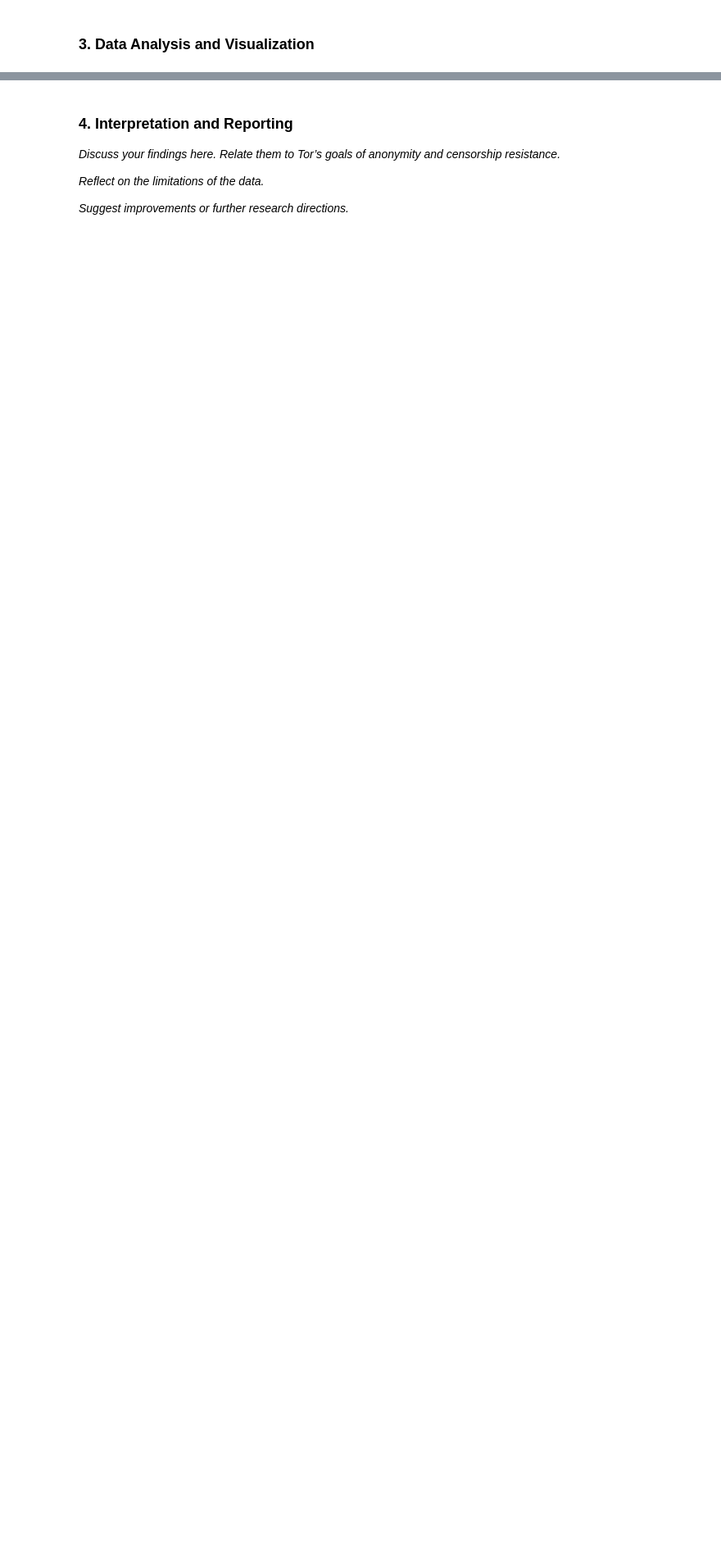
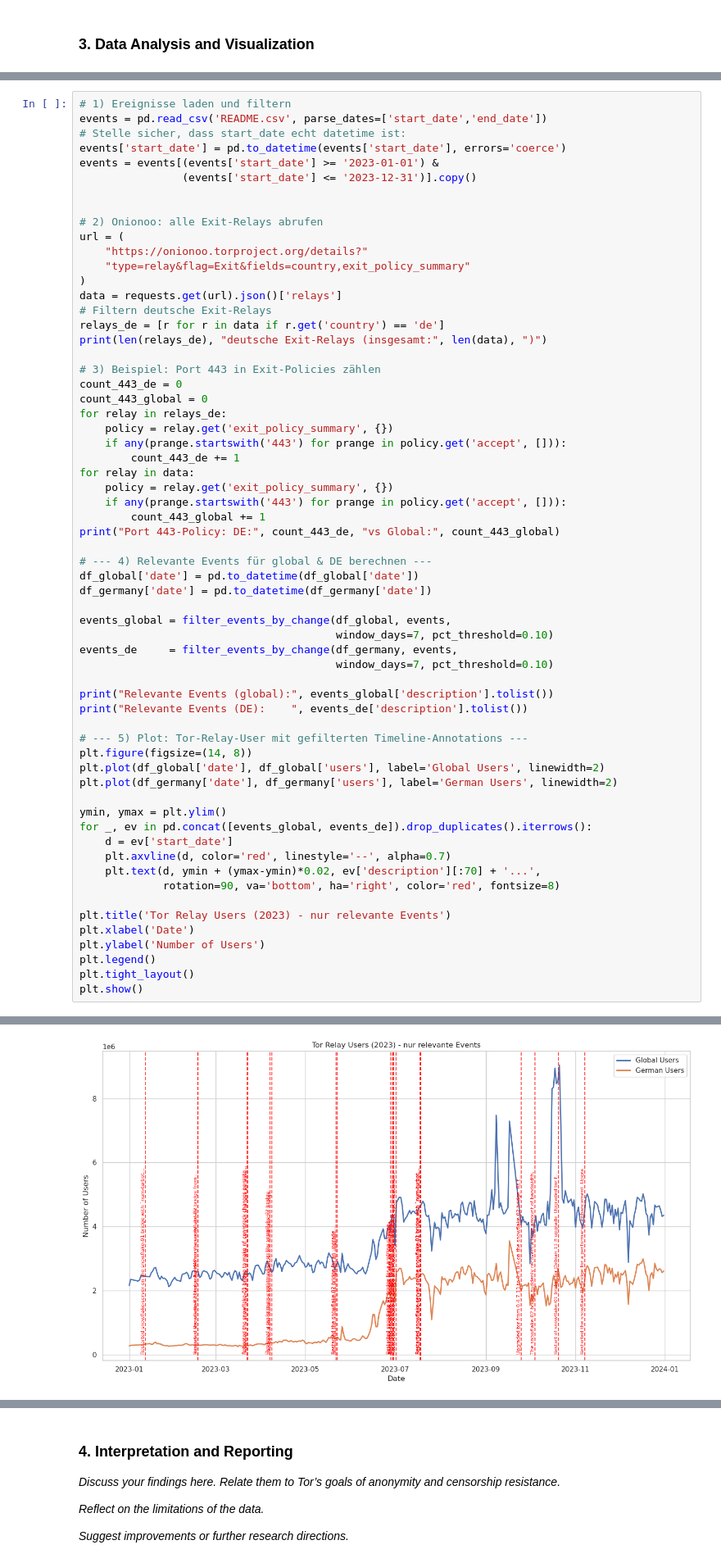
Before and after one commit to jhannesreimann/MSI2025, a Jupyter notebook: Assignment 4/Tor_Network_Analysis.ipynb, the cells around one changed output, grey strips where cells are left out. Shown at 82% size. Saved outputs shown, nothing was run; the diff lists cells and outputs as text; blank space fills up the shorter version.

```diff
--- a/Assignment 4/Tor_Network_Analysis.ipynb
+++ b/Assignment 4/Tor_Network_Analysis.ipynb
@@ -139,0 +169,63 @@ plt.show()
+# %%
+# 1) Ereignisse laden und filtern
+events = pd.read_csv('README.csv', parse_dates=['start_date','end_date'])
+# Stelle sicher, dass start_date echt datetime ist:
+events['start_date'] = pd.to_datetime(events['start_date'], errors='coerce')
+events = events[(events['start_date'] >= '2023-01-01') &
+                (events['start_date'] <= '2023-12-31')].copy()
+
+
+# 2) Onionoo: alle Exit-Relays abrufen
+url = (
+    "https://onionoo.torproject.org/details?"
+    "type=relay&flag=Exit&fields=country,exit_policy_summary"
+)
+data = requests.get(url).json()['relays']
+# Filtern deutsche Exit-Relays
+relays_de = [r for r in data if r.get('country') == 'de']
+print(len(relays_de), "deutsche Exit-Relays (insgesamt:", len(data), ")")
+
+# 3) Beispiel: Port 443 in Exit-Policies zählen
+count_443_de = 0
+count_443_global = 0
+for relay in relays_de:
+    policy = relay.get('exit_policy_summary', {})
+    if any(prange.startswith('443') for prange in policy.get('accept', [])):
+        count_443_de += 1
+for relay in data:
+    policy = relay.get('exit_policy_summary', {})
+    if any(prange.startswith('443') for prange in policy.get('accept', [])):
+        count_443_global += 1
+print("Port 443-Policy: DE:", count_443_de, "vs Global:", count_443_global)
+
+# --- 4) Relevante Events für global & DE berechnen ---
+df_global['date'] = pd.to_datetime(df_global['date'])
+df_germany['date'] = pd.to_datetime(df_germany['date'])
+
+events_global = filter_events_by_change(df_global, events,
+                                        window_days=7, pct_threshold=0.10)
+events_de     = filter_events_by_change(df_germany, events,
+                                        window_days=7, pct_threshold=0.10)
+
+print("Relevante Events (global):", events_global['description'].tolist())
+print("Relevante Events (DE):    ", events_de['description'].tolist())
+
+# --- 5) Plot: Tor-Relay-User mit gefilterten Timeline-Annotations ---
+plt.figure(figsize=(14, 8))
+plt.plot(df_global['date'], df_global['users'], label='Global Users', linewidth=2)
+plt.plot(df_germany['date'], df_germany['users'], label='German Users', linewidth=2)
+
+ymin, ymax = plt.ylim()
+for _, ev in pd.concat([events_global, events_de]).drop_duplicates().iterrows():
+    d = ev['start_date']
+    plt.axvline(d, color='red', linestyle='--', alpha=0.7)
+    plt.text(d, ymin + (ymax-ymin)*0.02, ev['description'][:70] + '...',
+             rotation=90, va='bottom', ha='right', color='red', fontsize=8)
+
+plt.title('Tor Relay Users (2023) - nur relevante Events')
+plt.xlabel('Date')
+plt.ylabel('Number of Users')
+plt.legend()
+plt.tight_layout()
+plt.show()
+# %% [output]
@@ -139,0 +236 @@ plt.show()
+[figure, added]
```
Also changed, not shown: parts of 9 cells of this notebook.
